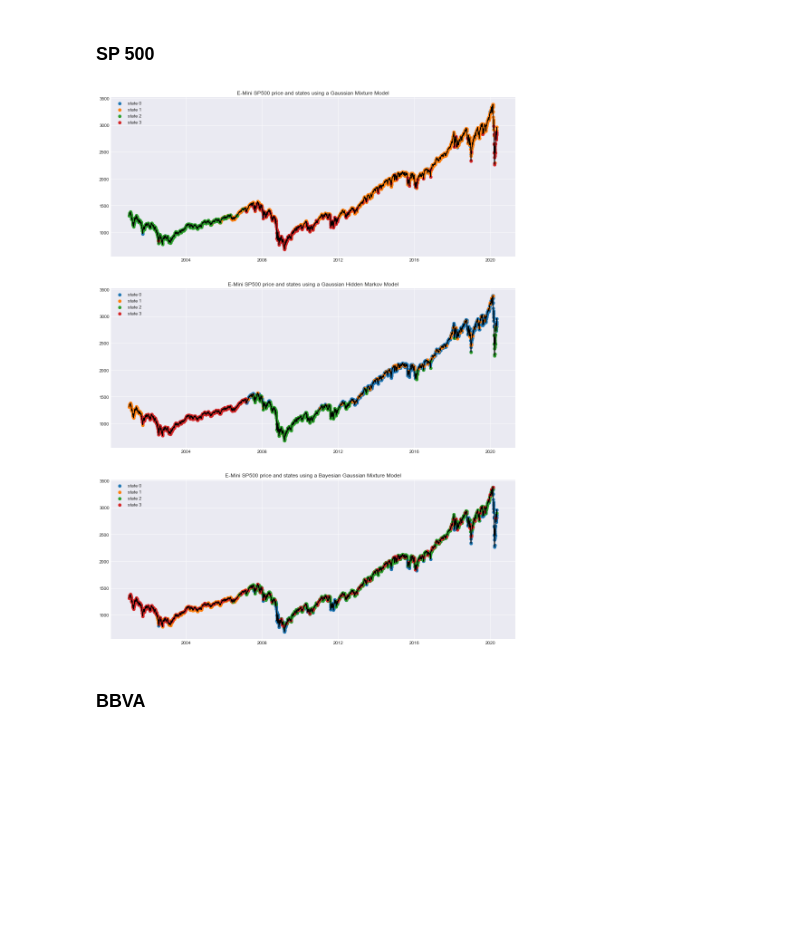
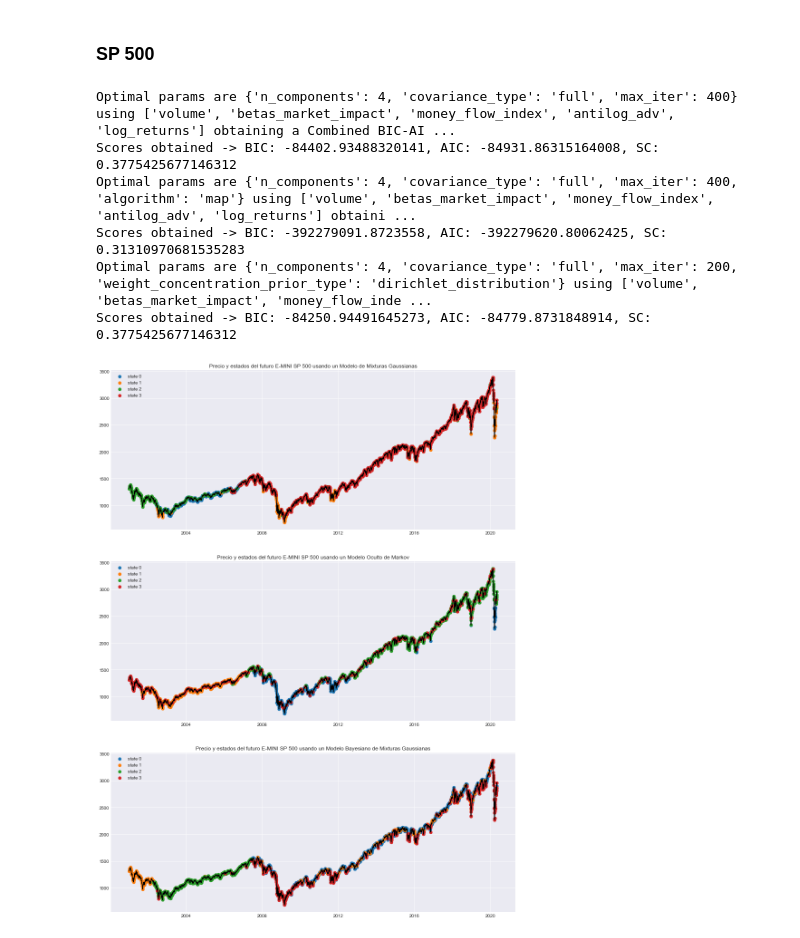
Before and after one commit to msanchezj/improve-execution-algos, a Jupyter notebook: Models Evaluation.ipynb, the cells around one changed output. Saved outputs shown, nothing was run; the diff lists cells and outputs as text; code cells hidden in the pictures; blank space fills up the shorter version.

```diff
--- a/Models Evaluation.ipynb
+++ b/Models Evaluation.ipynb
@@ -1056,7 +523,7 @@ features_df = getFeaturesDf(features)
 
 train_data, test_data = splitTrainTestData(features_df, 2)
 # %%
-best_gmm, features_gmm = get_best_gmm_aic_bic(features)
-best_ghmm, features_ghmm = get_best_ghmm_aic_bic(features)
-best_bgm, features_bgm = get_best_bgm_aic_bic(features)
+best_gmm, features_gmm, scores_gmm = get_best_gmm_aic_bic(features, pca_flag=False)
+best_ghmm, features_ghmm,scores_ghmm = get_best_ghmm_aic_bic(features, pca_flag=False)
+best_bgm, features_bgm, scores_bgm = get_best_bgm_aic_bic(features, pca_flag=False)
 # %% [output]
@@ -1118,4 +536,4 @@ features_df['betas_market_impact'].plot();
 train_gmm, test_gmm = splitTrainTestData(features_df[features_gmm], 2)
 full_data_gmm = features_df[features_gmm]
 # %%
-pca, scaler, gmm = fit_model_to_evaluate(best_gmm, train_gmm, len(features_gmm))
+pca, scaler, gmm = fit_model_to_evaluate(best_gmm, train_gmm, pca_flag=False)
@@ -1132,9 +540,10 @@ else:
 # %%
+if pca is not None:
+    modeled_test_data = pca.transform(scaler.transform(test_gmm.values))
+else:
+    modeled_test_data = scaler.transform(test_gmm.values)
+
 if pca is not None:
     full_data = pca.transform(scaler.transform(full_data_gmm.values))
 else:
     full_data = scaler.transform(full_data_gmm.values)
-
-predictions = gmm.predict(full_data)
-plt.figure(figsize=(10,7))
-plt.scatter(full_data[:, 0], full_data[:, 1], c=predictions, s=40, cmap='viridis');
@@ -1328,7 +735,7 @@ def plot_time_series_states(model, daily_data, features_df, features_to_use, ax,
     train, test = splitTrainTestData(features_df[features_to_use], 2)
     data_to_use = features_df[features_to_use]
 
-    pca, scaler, model_fitted = fit_model_to_evaluate(model, train, len(features_to_use), pca_flag=False)
+    pca, scaler, model_fitted = fit_model_to_evaluate(model, train, pca_flag=False)
     if pca is not None:
         full_data = pca.transform(scaler.transform(data_to_use.values))
     else:
@@ -1348,39 +755,43 @@ def plot_time_series_states(model, daily_data, features_df, features_to_use, ax,
 # %%
 raw = pd.read_csv("file:///" + os.path.join(DATAPATH, files_list[7]), parse_dates=[['<DTYYYYMMDD>', '<TIME>']])
 df = formatData(raw)
 
 current_ticker = df.ticker.iloc[0]
 
 df[TURNOVER] = df[VOLUME]*df[CLOSE_PRICE]
 daily_data = get_daily_data(df)
 
 log_returns = get_log_returns(daily_data)
 adv_antilog = get_antilog_adv_median(daily_data)
 mfi = get_money_flow_index(daily_data)
 betas_mkt_impact = get_beta_market_impact(daily_data)
 log_traded_vol = get_log_total_trade_vol(daily_data)
 
 features = [log_traded_vol, betas_mkt_impact, mfi, adv_antilog, log_returns]
 features_df = getFeaturesDf(features)
 
 train_data, test_data = splitTrainTestData(features_df, 2)
 
-best_gmm, features_gmm = get_best_gmm_aic_bic(features, pca_flag=False)
-best_ghmm, features_ghmm = get_best_ghmm_aic_bic(features, pca_flag=False)
-best_bgm, features_bgm = get_best_bgm_aic_bic(features, pca_flag=False)
+best_gmm, features_gmm, scores_gmm = get_best_gmm_aic_bic(features, pca_flag=False)
+best_ghmm, features_ghmm, scores_ghmm = get_best_ghmm_aic_bic(features, pca_flag=False)
+best_bgm, features_bgm, scores_bgm = get_best_bgm_aic_bic(features, pca_flag=False)
 
 fig, ax = plt.subplots(nrows=3, ncols=1);
 fig.set_size_inches(16,22);
 
-gmm_title = "E-Mini SP500 price and states using a Gaussian Mixture Model"
+gmm_title = "Precio y estados del futuro E-MINI SP 500 usando un Modelo de Mixturas Gaussianas"
 plot_time_series_states(best_gmm, daily_data, features_df, features_gmm, ax[0], gmm_title)
 
-ghmm_title = "E-Mini SP500 price and states using a Gaussian Hidden Markov Model"
+ghmm_title = "Precio y estados del futuro E-MINI SP 500 usando un Modelo Oculto de Markov"
 plot_time_series_states(best_ghmm, daily_data, features_df, features_ghmm, ax[1], ghmm_title)
 
-bgm_title = "E-Mini SP500 price and states using a Bayesian Gaussian Mixture Model"
+bgm_title = "Precio y estados del futuro E-MINI SP 500 usando un Modelo Bayesiano de Mixturas Gaussianas"
 plot_time_series_states(best_bgm, daily_data, features_df, features_bgm, ax[2], bgm_title)
 # %% [output]
+Optimal params are {'n_components': 4, 'covariance_type': 'full', 'max_iter': 400} using ['volume', 'betas_market_impact', 'money_flow_index', 'antilog_adv', 'log_returns'] obtaining a Combined BIC-AI ...
+Scores obtained -> BIC: -84402.93488320141, AIC: -84931.86315164008, SC: 0.3775425677146312
+Optimal params are {'n_components': 4, 'covariance_type': 'full', 'max_iter': 400, 'algorithm': 'map'} using ['volume', 'betas_market_impact', 'money_flow_index', 'antilog_adv', 'log_returns'] obtaini ...
+Scores obtained -> BIC: -392279091.8723558, AIC: -392279620.80062425, SC: 0.31310970681535283
+Optimal params are {'n_components': 4, 'covariance_type': 'full', 'max_iter': 200, 'weight_concentration_prior_type': 'dirichlet_distribution'} using ['volume', 'betas_market_impact', 'money_flow_inde ...
+Scores obtained -> BIC: -84250.94491645273, AIC: -84779.8731848914, SC: 0.3775425677146312
-[figure, old version]
+[figure, new version]
-# %% [markdown]
-### BBVA
```
Also changed, not shown: parts of 45 cells of this notebook, 4 other files.
